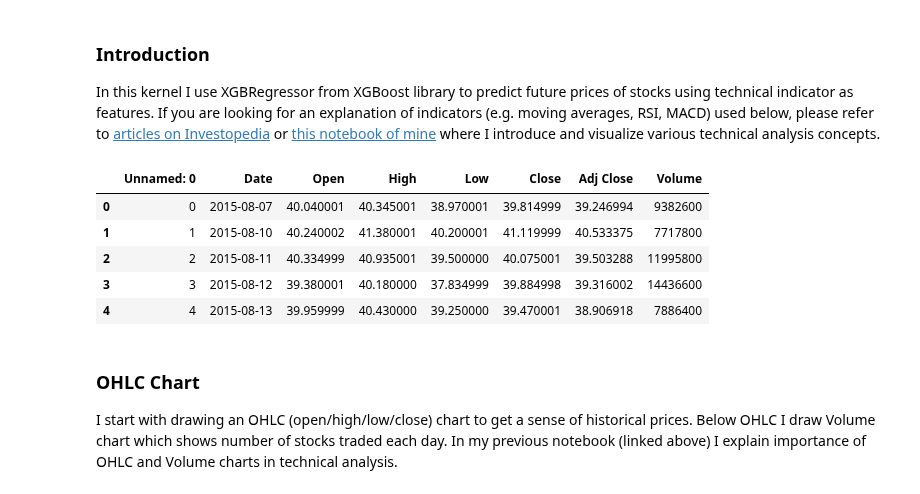
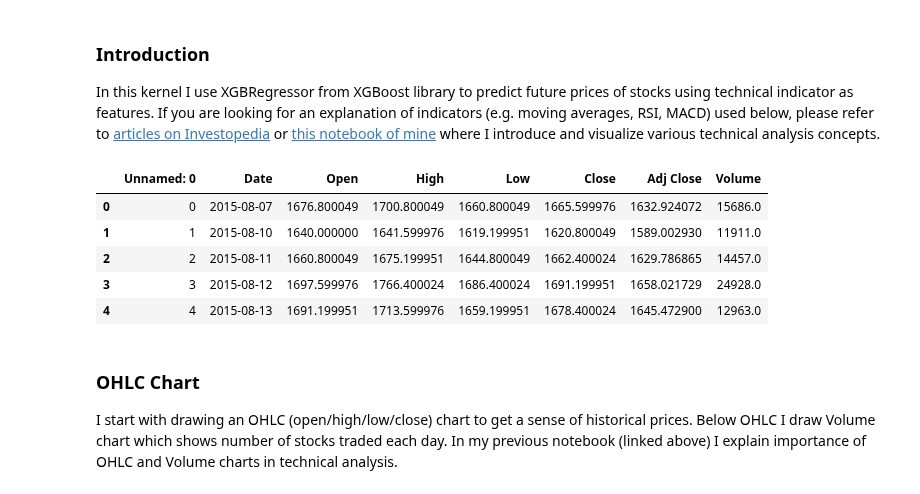
Before and after one commit to nickwilliamsdev/treetrader, a Jupyter notebook: xgb_classifier.ipynb, the cells around one changed output. Drawn from its saved outputs; the diff is of its cells as text; code cells hidden in the pictures.

```diff
--- a/xgb_classifier.ipynb
+++ b/xgb_classifier.ipynb
@@ -29,21 +29,21 @@ simplefilter(action='ignore', category=DeprecationWarning)
 # Show charts when running kernel
 init_notebook_mode(connected=True)
 # %%
-ETF_NAME = 'TNA.txt'
+ETF_NAME = './hist_data/stocks/FAZ.txt'
 
 df = pd.read_csv(ETF_NAME, sep=',')
 
 df['Date'] = pd.to_datetime(df['Date'])
 df.index = range(len(df))
 
 df.head()
 # %% [output]
 |  | Unnamed: 0 | Date | Open | High | Low | Close | Adj Close | Volume |
-| 0 | 0 | 2015-08-07 | 40.040001 | 40.345001 | 38.970001 | 39.814999 | 39.246994 | 9382600 |
-| 1 | 1 | 2015-08-10 | 40.240002 | 41.380001 | 40.200001 | 41.119999 | 40.533375 | 7717800 |
-| 2 | 2 | 2015-08-11 | 40.334999 | 40.935001 | 39.500000 | 40.075001 | 39.503288 | 11995800 |
-| 3 | 3 | 2015-08-12 | 39.380001 | 40.180000 | 37.834999 | 39.884998 | 39.316002 | 14436600 |
-| 4 | 4 | 2015-08-13 | 39.959999 | 40.430000 | 39.250000 | 39.470001 | 38.906918 | 7886400 |
+| 0 | 0 | 2015-08-07 | 1676.800049 | 1700.800049 | 1660.800049 | 1665.599976 | 1632.924072 | 15686.0 |
+| 1 | 1 | 2015-08-10 | 1640.000000 | 1641.599976 | 1619.199951 | 1620.800049 | 1589.002930 | 11911.0 |
+| 2 | 2 | 2015-08-11 | 1660.800049 | 1675.199951 | 1644.800049 | 1662.400024 | 1629.786865 | 14457.0 |
+| 3 | 3 | 2015-08-12 | 1697.599976 | 1766.400024 | 1686.400024 | 1691.199951 | 1658.021729 | 24928.0 |
+| 4 | 4 | 2015-08-13 | 1691.199951 | 1713.599976 | 1659.199951 | 1678.400024 | 1645.472900 | 12963.0 |
 # %% [markdown]
 ### OHLC Chart
 
```
Also changed, not shown: parts of 1 cell of this notebook, 3 other files.
